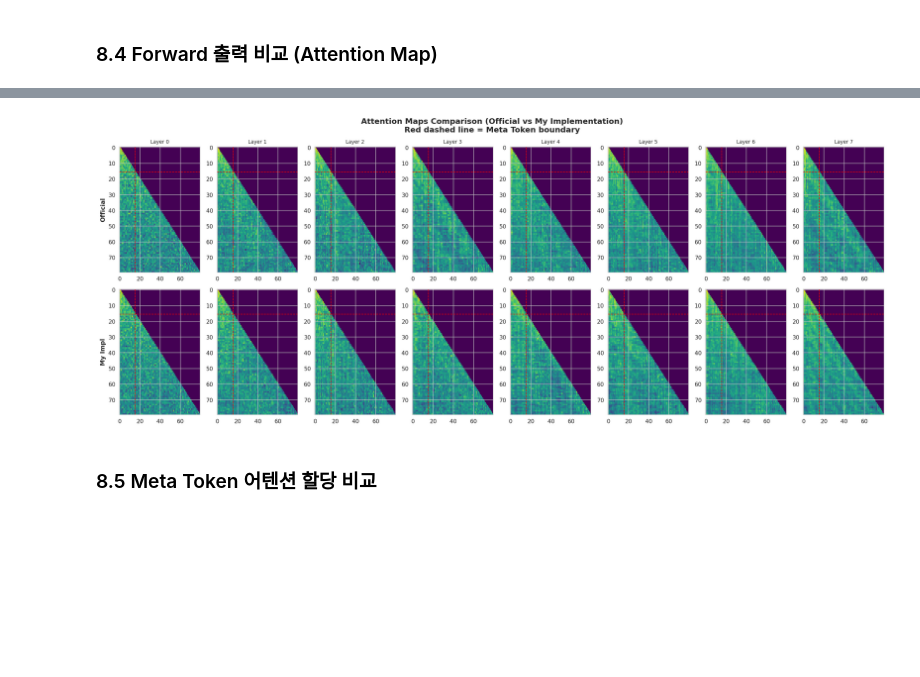
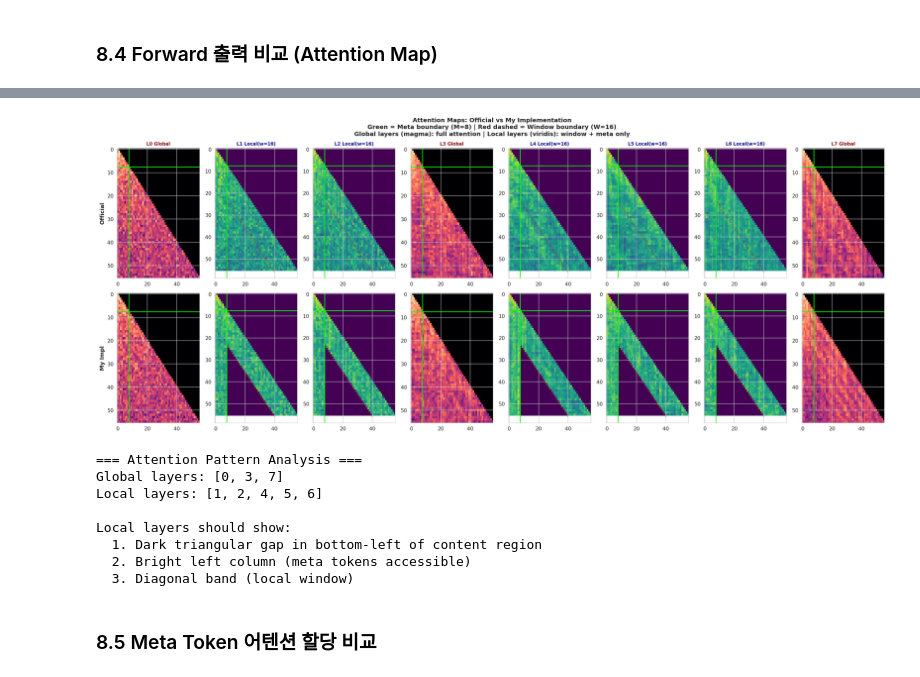
Before and after one commit to leadbreak/study, a Jupyter notebook: algorithm/14.hymba/03.Hymba_Paper_Review_and_Implementation.ipynb, the cells around one changed output, grey strips where cells are left out. Cells and saved outputs as stored; diff of their text form; code cells hidden in the pictures; blank space fills up the shorter version.

Commit message:
revision 4 comparison notebook code

```diff
--- a/algorithm/14.hymba/03.Hymba_Paper_Review_and_Implementation.ipynb
+++ b/algorithm/14.hymba/03.Hymba_Paper_Review_and_Implementation.ipynb
@@ -984,6 +1042,7 @@ official_config = HymbaOfficialConfig(
     attn_hidden_size=HIDDEN_SIZE,
     global_attn_idx=GLOBAL_ATTN_IDX,
     num_memory_tokens=NUM_META_TOKENS,
+    attn_window_size=SWA_WINDOW,
     mamba_expand=2,
     mamba_d_state=16,
     mamba_d_conv=4,
@@ -1259,0 +1268,15 @@ My impl: 8 layers
+# %%
+# Forward Pass with attention weights
+test_input = torch.randint(0, VOCAB_SIZE, (1, SEQ_LEN)).to(device)
+
+with torch.no_grad():
+    official_out = official_model(test_input, return_attn=True)
+    official_attn = official_out.get('attn_weights', [])
+
+    my_out = my_model(test_input, return_attn=True)
+    my_attn = my_out.get('attn_weights', [])
+
+print(f"Test input shape: {test_input.shape}")
+print(f"Official output shape: {official_out['logits'].shape}")
+print(f"My output shape: {my_out['logits'].shape}")
+print(f"\nNote: Local layers should show dark gap region in bottom-left of content area")
@@ -1260,40 +1289,80 @@ My impl: 8 layers
 # %%
 # Attention Map Visualization Comparison
-fig, axes = plt.subplots(2, NUM_LAYERS, figsize=(20, 8))
+# Shows Global vs Local attention patterns
+# Local layers should have dark triangular gap region in bottom-left of content area
+
+fig, axes = plt.subplots(2, NUM_LAYERS, figsize=(22, 9))
 
 M = NUM_META_TOKENS
+W = SWA_WINDOW
+T = M + SEQ_LEN
+
+# Get attention types
+attn_types = my_config.get_attention_types()
 
 for i in range(NUM_LAYERS):
+    is_global = attn_types[i] == AttentionType.GLOBAL
+    layer_type = 'Global' if is_global else f'Local(w={W})'
+    cmap = 'magma' if is_global else 'viridis'
+
     # Official
     ax_off = axes[0, i]
     if i < len(official_attn) and official_attn[i] is not None:
         attn_off = official_attn[i][0, 0].cpu().numpy()
         attn_vis = np.log10(np.clip(attn_off, 1e-6, 1.0))
-        im = ax_off.imshow(attn_vis, cmap='viridis', aspect='auto', vmin=-4, vmax=0)
-        ax_off.axvline(x=M-0.5, color='red', linestyle='--', linewidth=1)
-        ax_off.axhline(y=M-0.5, color='red', linestyle='--', linewidth=1)
-    ax_off.set_title(f'Layer {i}', fontsize=9)
+        im = ax_off.imshow(attn_vis, cmap=cmap, aspect='auto', vmin=-4, vmax=0)
+        # Meta boundary
+        ax_off.axvline(x=M-0.5, color='lime', linestyle='-', linewidth=1.5)
+        ax_off.axhline(y=M-0.5, color='lime', linestyle='-', linewidth=1.5)
+        # Window boundary for local layers
+        if not is_global:
+            ax_off.plot([M, T-W], [M+W, T], 'r--', linewidth=1, alpha=0.7)
+    ax_off.set_title(f'L{i} {layer_type}', fontsize=9,
+                     color='darkred' if is_global else 'darkblue', fontweight='bold')
     if i == 0:
         ax_off.set_ylabel('Official', fontsize=11, fontweight='bold')
 
     # My impl
     ax_my = axes[1, i]
     if i < len(my_attn) and my_attn[i] is not None:
         attn_my = my_attn[i][0, 0].cpu().numpy()
         attn_vis = np.log10(np.clip(attn_my, 1e-6, 1.0))
-        im = ax_my.imshow(attn_vis, cmap='viridis', aspect='auto', vmin=-4, vmax=0)
-        ax_my.axvline(x=M-0.5, color='red', linestyle='--', linewidth=1)
-        ax_my.axhline(y=M-0.5, color='red', linestyle='--', linewidth=1)
+        im = ax_my.imshow(attn_vis, cmap=cmap, aspect='auto', vmin=-4, vmax=0)
+        # Meta boundary
+        ax_my.axvline(x=M-0.5, color='lime', linestyle='-', linewidth=1.5)
+        ax_my.axhline(y=M-0.5, color='lime', linestyle='-', linewidth=1.5)
+        # Window boundary for local layers
+        if not is_global:
+            ax_my.plot([M, T-W], [M+W, T], 'r--', linewidth=1, alpha=0.7)
     if i == 0:
         ax_my.set_ylabel('My Impl', fontsize=11, fontweight='bold')
 
-plt.suptitle('Attention Maps Comparison (Official vs My Implementation)\n'
-             'Red dashed line = Meta Token boundary', fontsize=14, fontweight='bold')
+plt.suptitle(f'Attention Maps: Official vs My Implementation\n'
+             f'Green = Meta boundary (M={M}) | Red dashed = Window boundary (W={W})\n'
+             f'Global layers (magma): full attention | Local layers (viridis): window + meta only',
+             fontsize=12, fontweight='bold')
 plt.tight_layout()
 plt.savefig(f'{RESULTS_DIR}/attention_maps_comparison.png', dpi=300, bbox_inches='tight')
 plt.show()
+
+# Analysis
+print("\n=== Attention Pattern Analysis ===")
+print(f"Global layers: {[i for i, t in enumerate(attn_types) if t == AttentionType.GLOBAL]}")
+print(f"Local layers: {[i for i, t in enumerate(attn_types) if t == AttentionType.LOCAL]}")
+print(f"\nLocal layers should show:")
+print(f"  1. Dark triangular gap in bottom-left of content region")
+print(f"  2. Bright left column (meta tokens accessible)")
+print(f"  3. Diagonal band (local window)")
 # %% [output]
-[figure, old version]
+[figure, new version]
+=== Attention Pattern Analysis ===
+Global layers: [0, 3, 7]
+Local layers: [1, 2, 4, 5, 6]
+
+Local layers should show:
+  1. Dark triangular gap in bottom-left of content region
+  2. Bright left column (meta tokens accessible)
+  3. Diagonal band (local window)
 # %% [markdown]
 ### 8.5 Meta Token 어텐션 할당 비교
 # %%
```
Also changed, not shown: parts of 11 cells of this notebook.
